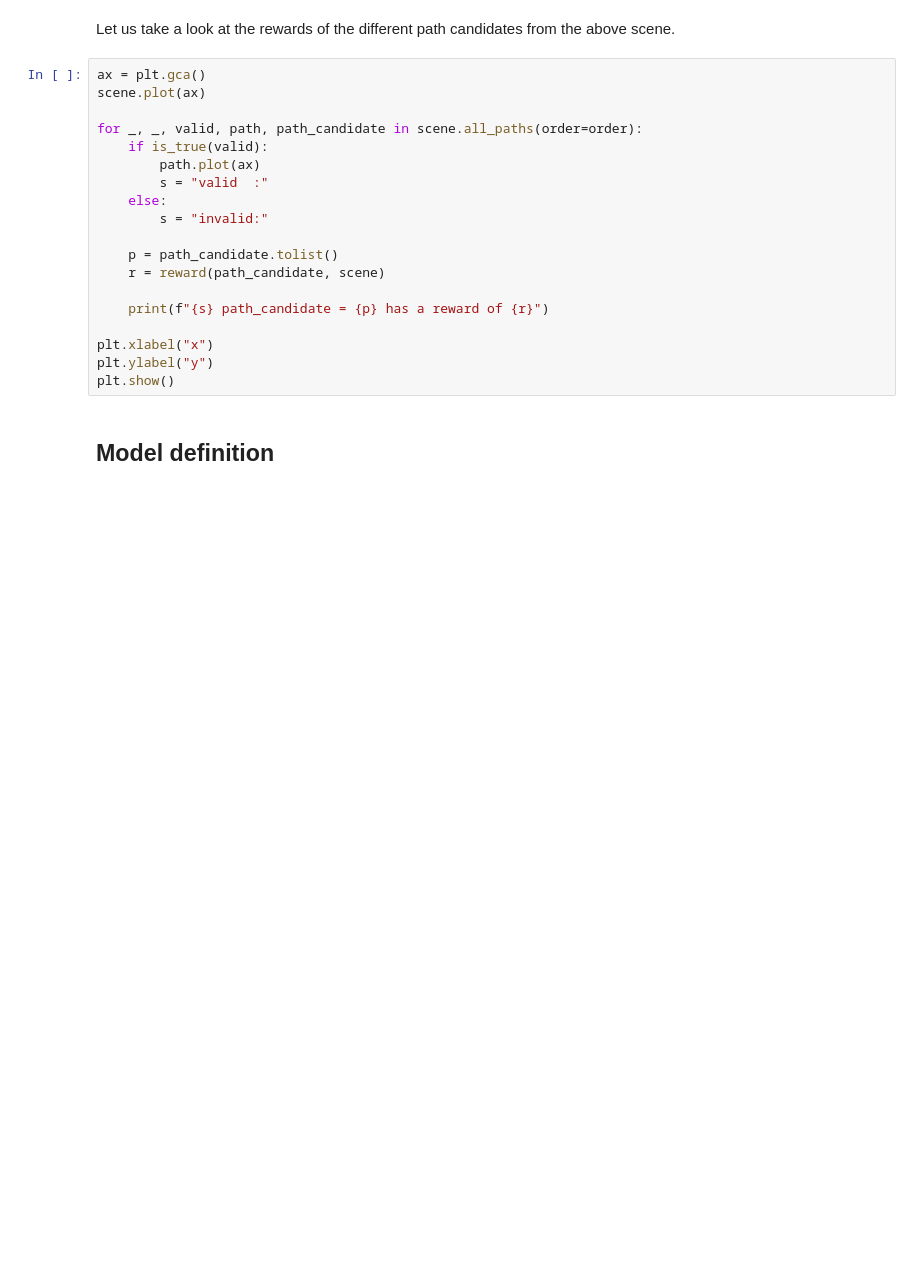
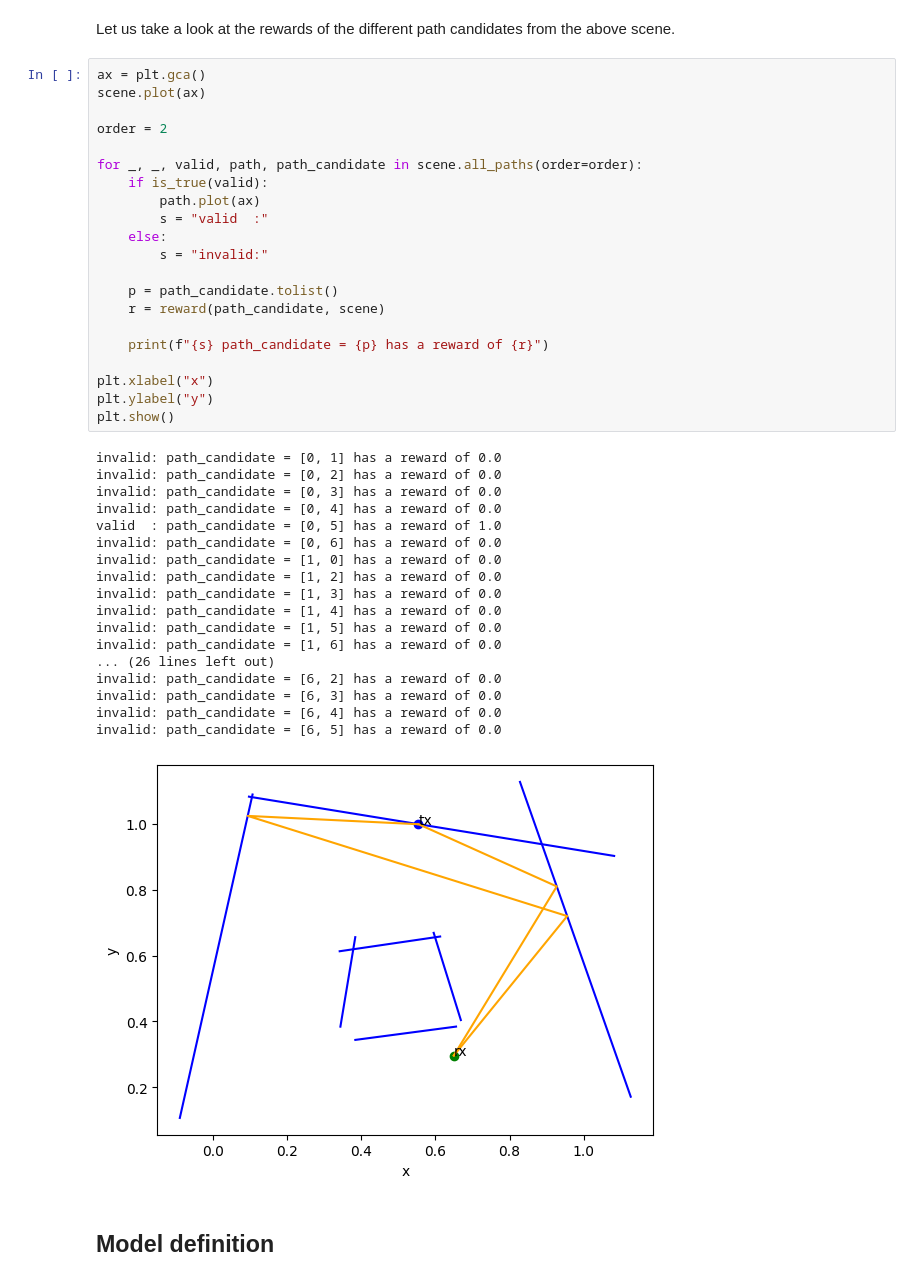
Before and after one commit to jeertmans/DiffeRT2d, a Jupyter notebook: docs/source/notebooks/cost20120_helsinki_improved_model.ipynb, the cells around one changed output. Cells and saved outputs as stored; diff of their text form; blank space fills up the shorter version.

```diff
--- a/docs/source/notebooks/cost20120_helsinki_improved_model.ipynb
+++ b/docs/source/notebooks/cost20120_helsinki_improved_model.ipynb
@@ -247,22 +245,43 @@ Let us take a look at the rewards of the different path candidates from the abov
 # %%
 ax = plt.gca()
 scene.plot(ax)
+
+order = 2
 
 for _, _, valid, path, path_candidate in scene.all_paths(order=order):
     if is_true(valid):
         path.plot(ax)
         s = "valid  :"
     else:
         s = "invalid:"
 
     p = path_candidate.tolist()
     r = reward(path_candidate, scene)
 
     print(f"{s} path_candidate = {p} has a reward of {r}")
 
 plt.xlabel("x")
 plt.ylabel("y")
 plt.show()
+# %% [output]
+invalid: path_candidate = [0, 1] has a reward of 0.0
+invalid: path_candidate = [0, 2] has a reward of 0.0
+invalid: path_candidate = [0, 3] has a reward of 0.0
+invalid: path_candidate = [0, 4] has a reward of 0.0
+valid  : path_candidate = [0, 5] has a reward of 1.0
+invalid: path_candidate = [0, 6] has a reward of 0.0
+invalid: path_candidate = [1, 0] has a reward of 0.0
+invalid: path_candidate = [1, 2] has a reward of 0.0
+invalid: path_candidate = [1, 3] has a reward of 0.0
+invalid: path_candidate = [1, 4] has a reward of 0.0
+invalid: path_candidate = [1, 5] has a reward of 0.0
+invalid: path_candidate = [1, 6] has a reward of 0.0
+... (26 lines left out)
+invalid: path_candidate = [6, 2] has a reward of 0.0
+invalid: path_candidate = [6, 3] has a reward of 0.0
+invalid: path_candidate = [6, 4] has a reward of 0.0
+invalid: path_candidate = [6, 5] has a reward of 0.0
+[figure, added]
 # %% [markdown]
 ## Model definition
 # %%
```
Also changed, not shown: parts of 19 cells of this notebook, 1 other file.
